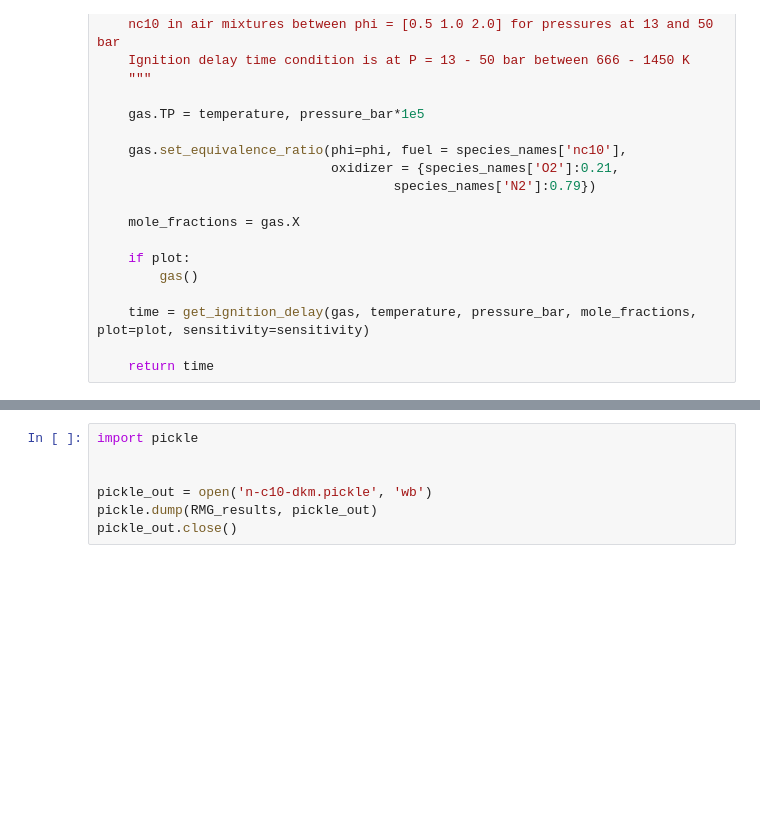
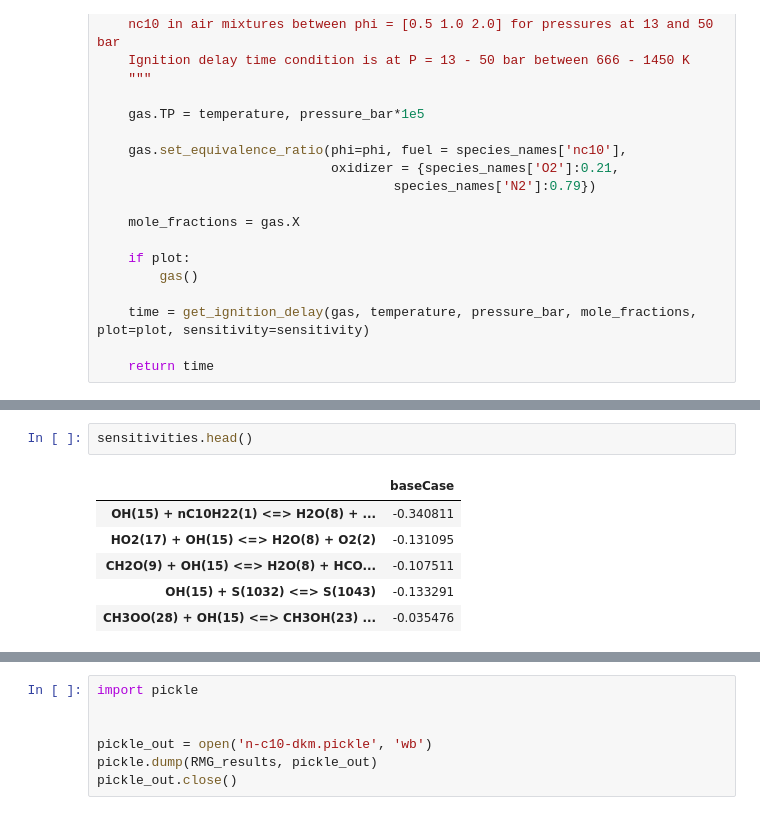
Before and after one commit to ajuluc/GTL, a Jupyter notebook: nc10/RMG_ignition_delay_nc10_no_lowT.ipynb, the cells around one changed output, grey strips where cells are left out. Drawn from its saved outputs; the diff is of its cells as text; blank space fills up the shorter version.

```diff
--- a/nc10/RMG_ignition_delay_nc10_no_lowT.ipynb
+++ b/nc10/RMG_ignition_delay_nc10_no_lowT.ipynb
@@ -339,0 +388,9 @@ NameError: name 'set_multiplier' is not defined
+# %%
+sensitivities.head()
+# %% [output]
+|  | baseCase |
+| OH(15) + nC10H22(1) <=> H2O(8) + ... | -0.340811 |
+| HO2(17) + OH(15) <=> H2O(8) + O2(2) | -0.131095 |
+| CH2O(9) + OH(15) <=> H2O(8) + HCO... | -0.107511 |
+| OH(15) + S(1032) <=> S(1043) | -0.133291 |
+| CH3OO(28) + OH(15) <=> CH3OH(23) ... | -0.035476 |
```
Also changed, not shown: parts of 16 cells of this notebook, 1 other file.
